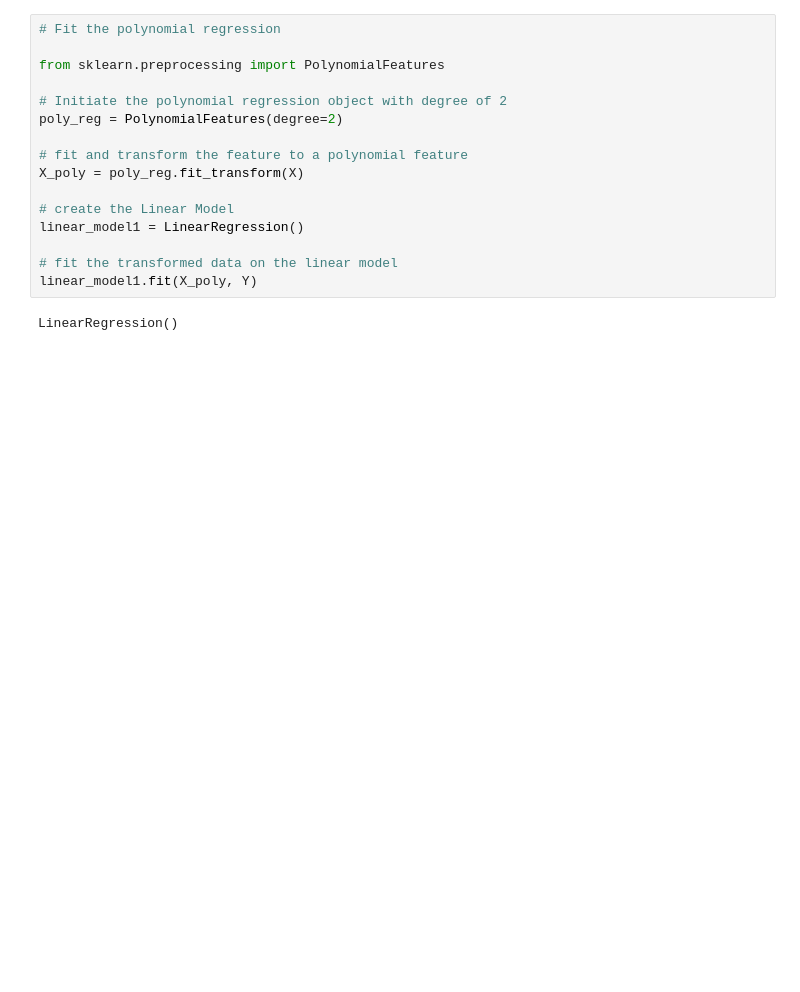
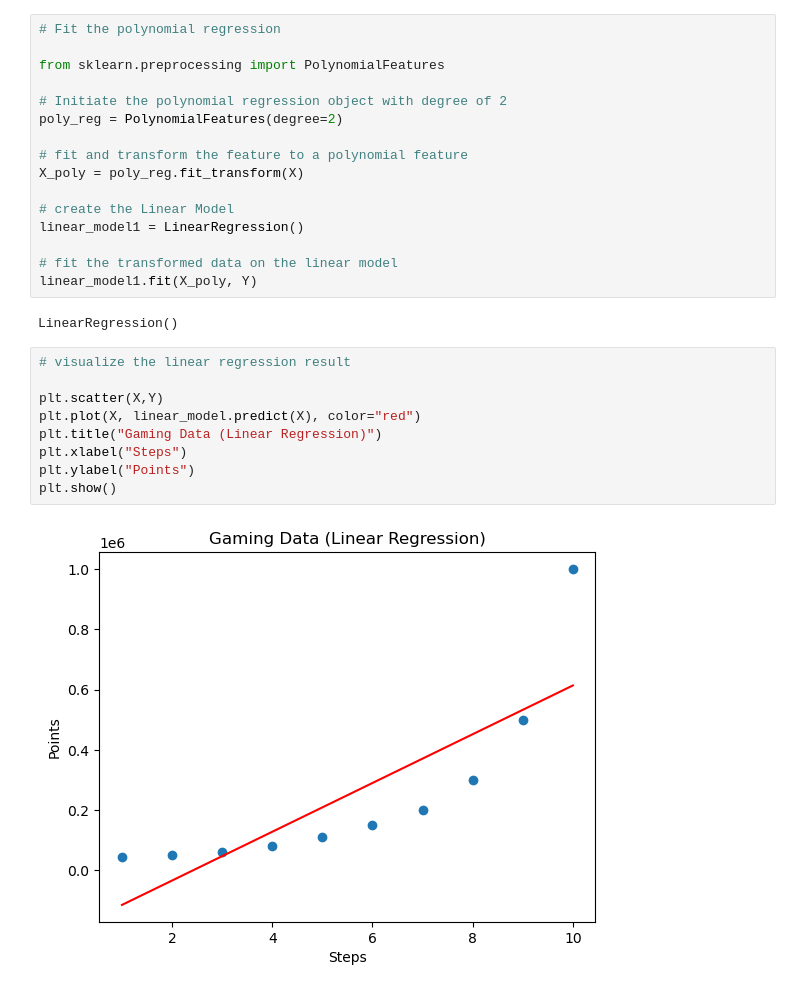
Before and after one commit to Ezerioha-ifeanyi/Machine-Learning---Regression, a Jupyter notebook: Regression .ipynb, the cells around one changed output. Cells and saved outputs as stored; diff of their text form; blank space fills up the shorter version.

Commit message:
plotted the linear regression plot

```diff
--- a/Regression .ipynb
+++ b/Regression .ipynb
@@ -87,3 +87,14 @@ linear_model1 = LinearRegression()
 linear_model1.fit(X_poly, Y)
 # %% [output]
 LinearRegression()
+# %%
+# visualize the linear regression result
+
+plt.scatter(X,Y)
+plt.plot(X, linear_model.predict(X), color="red")
+plt.title("Gaming Data (Linear Regression)")
+plt.xlabel("Steps")
+plt.ylabel("Points")
+plt.show()
+# %% [output]
+[figure, added]
```
